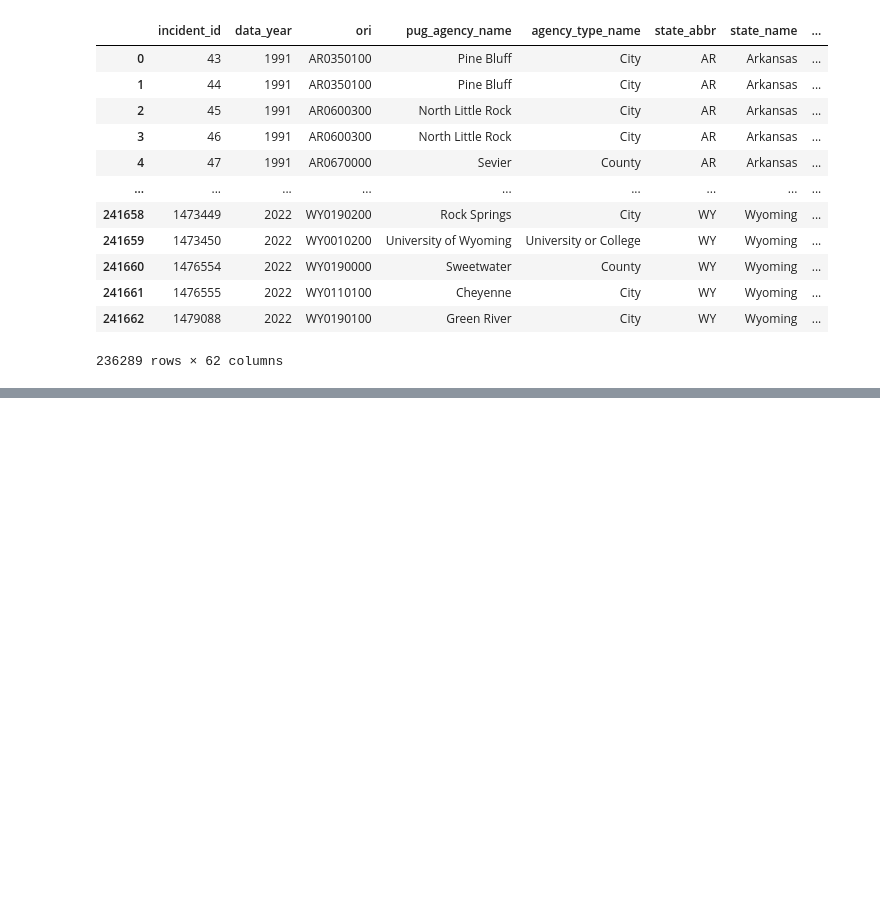
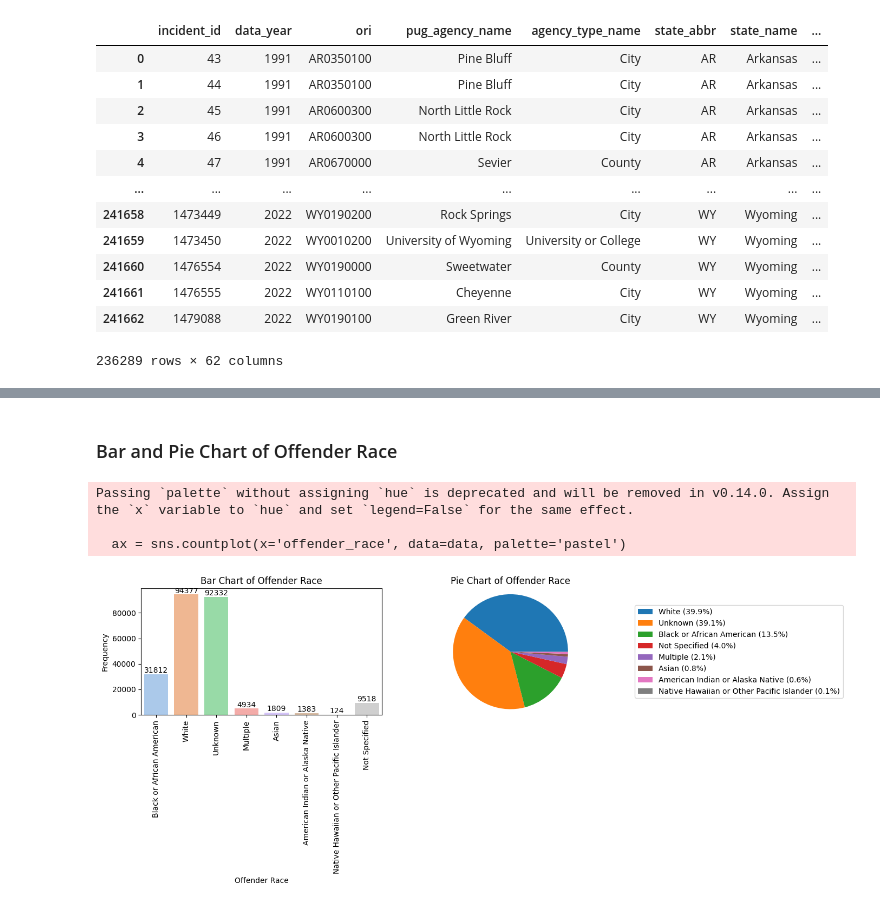
Before and after one commit to UWI-Zess/COMP6940-Project, a Jupyter notebook: main.ipynb, the cells around one changed output, grey strips where cells are left out. Drawn from its saved outputs; the diff is of its cells as text; code cells hidden in the pictures; blank space fills up the shorter version.

```diff
--- a/main.ipynb
+++ b/main.ipynb
@@ -238,0 +330,42 @@ data.to_csv('cleaned_hate_crime.csv', index=False)
+# %% [markdown]
+### Bar and Pie Chart of Offender Race
+# %%
+# Set up the figure and axes for subplots
+fig, axes = plt.subplots(nrows=1, ncols=2, figsize=(14, 6))
+
+# Plotting the bar chart
+plt.subplot(1, 2, 1)
+ax = sns.countplot(x='offender_race', data=data, palette='pastel')
+plt.title('Bar Chart of Offender Race')
+plt.xlabel('Offender Race')
+plt.ylabel('Frequency')
+plt.xticks(rotation=90)
+
+# Annotate each bar with its count
+for p in ax.patches:
+    ax.annotate(format(p.get_height(), '.0f'),
+                (p.get_x() + p.get_width() / 2., p.get_height()),
+                ha = 'center', va = 'center',
+                xytext = (0, 5),  # Adjust this value to control the distance from the bar
+                textcoords = 'offset points')
+
+# Plotting the pie chart for offender race
+plt.subplot(1, 2, 2)
+patches, _ = plt.pie(data['offender_race'].value_counts(), autopct=None)
+plt.title('Pie Chart of Offender Race')
+plt.axis('equal')  # Equal aspect ratio ensures that pie is drawn as a circle
+
+# Calculate percentages
+percentages = [(count / len(data)) * 100 for count in data['offender_race'].value_counts()]
+
+# Create a legend for the pie chart with percentages
+plt.legend(patches, labels=[f'{label} ({percent:.1f}%)' for label, percent in zip(data['offender_race'].value_counts().index, percentages)], loc='center left', bbox_to_anchor=(1, 0.5))
+
+# Show the plots
+plt.tight_layout()
+plt.show()
+# %% [output]
+Passing `palette` without assigning `hue` is deprecated and will be removed in v0.14.0. Assign the `x` variable to `hue` and set `legend=False` for the same effect.
+
+  ax = sns.countplot(x='offender_race', data=data, palette='pastel')
+[figure, added]
```
Also changed, not shown: parts of 17 cells of this notebook.
